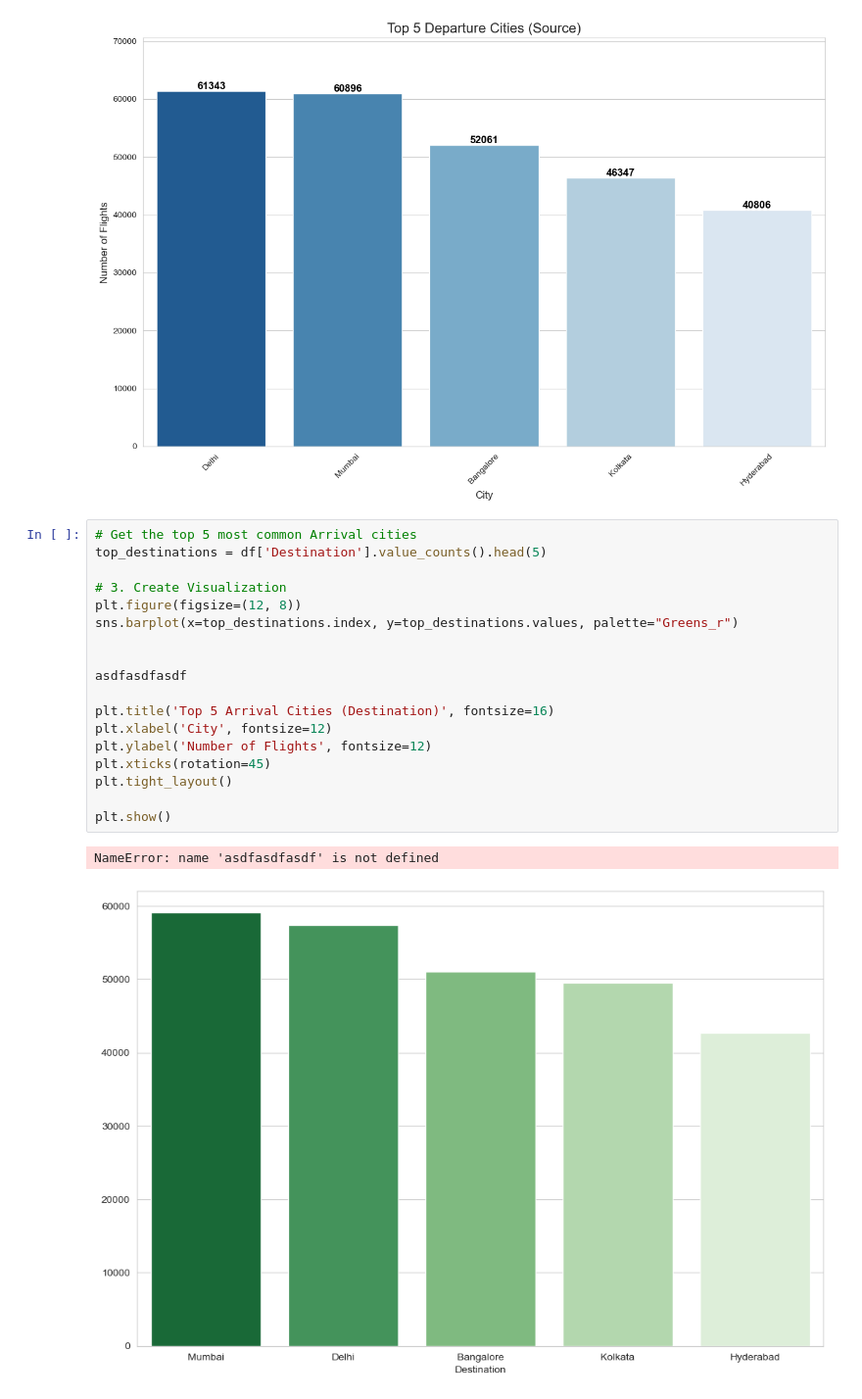
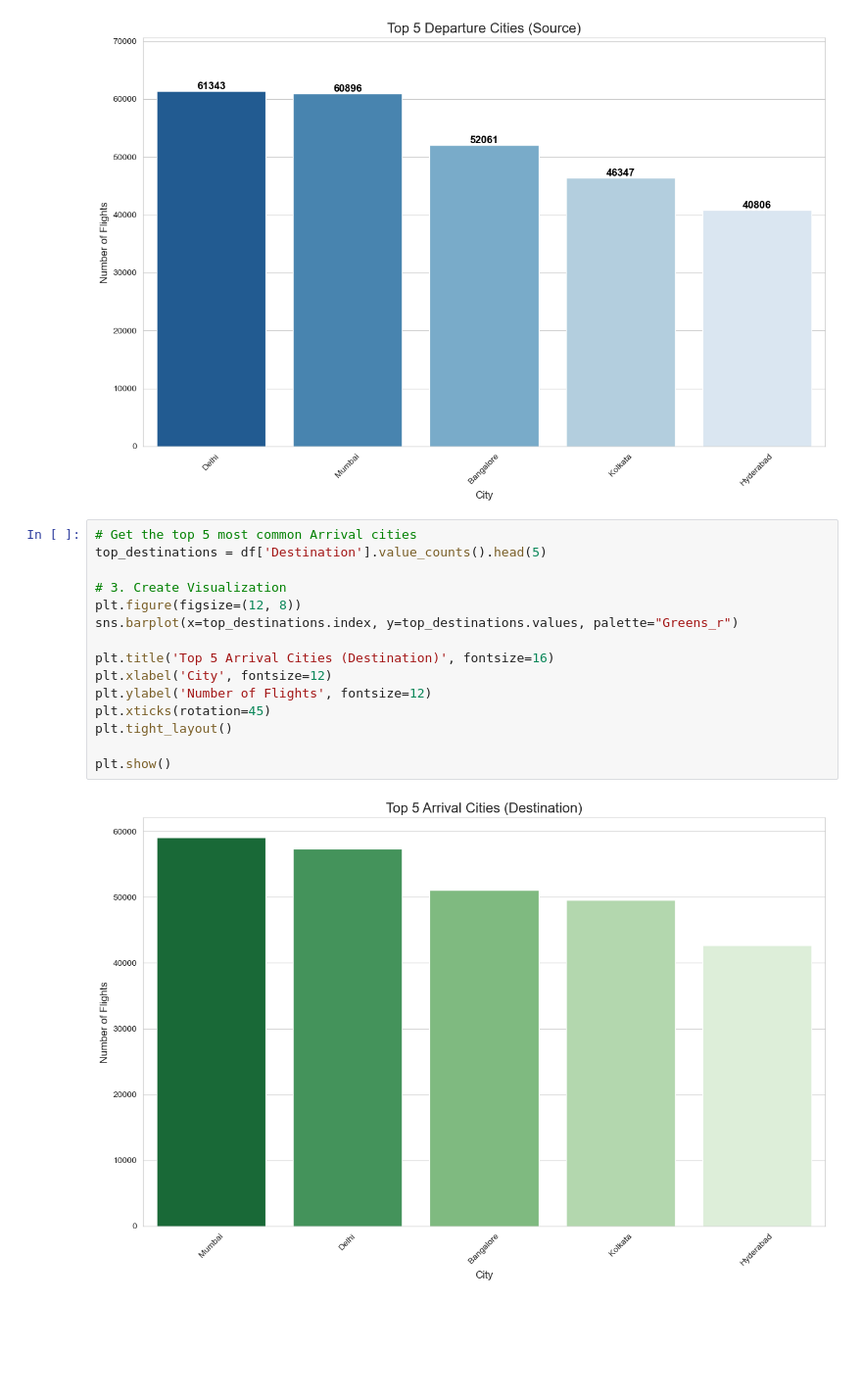
Before and after one commit to BrandonTang95/Flight-Price-Prediction-Project, a Jupyter notebook: EDA.ipynb, the cells around one changed output. Shown: that part at 98% size. Cells and saved outputs as stored; diff of their text form; blank space fills up the shorter version.

Commit message:
fixed ml plots

```diff
--- a/EDA.ipynb
+++ b/EDA.ipynb
@@ -192,21 +192,17 @@ plt.show()
 # %%
 # Get the top 5 most common Arrival cities
 top_destinations = df['Destination'].value_counts().head(5)
 
 # 3. Create Visualization
 plt.figure(figsize=(12, 8))
 sns.barplot(x=top_destinations.index, y=top_destinations.values, palette="Greens_r")
 
-
-asdfasdfasdf
-
 plt.title('Top 5 Arrival Cities (Destination)', fontsize=16)
 plt.xlabel('City', fontsize=12)
 plt.ylabel('Number of Flights', fontsize=12)
 plt.xticks(rotation=45)
 plt.tight_layout()
 
 plt.show()
 # %% [output]
-NameError: name 'asdfasdfasdf' is not defined
-[figure, old version]
+[figure, new version]
```
Also changed, not shown: 6 other files.
